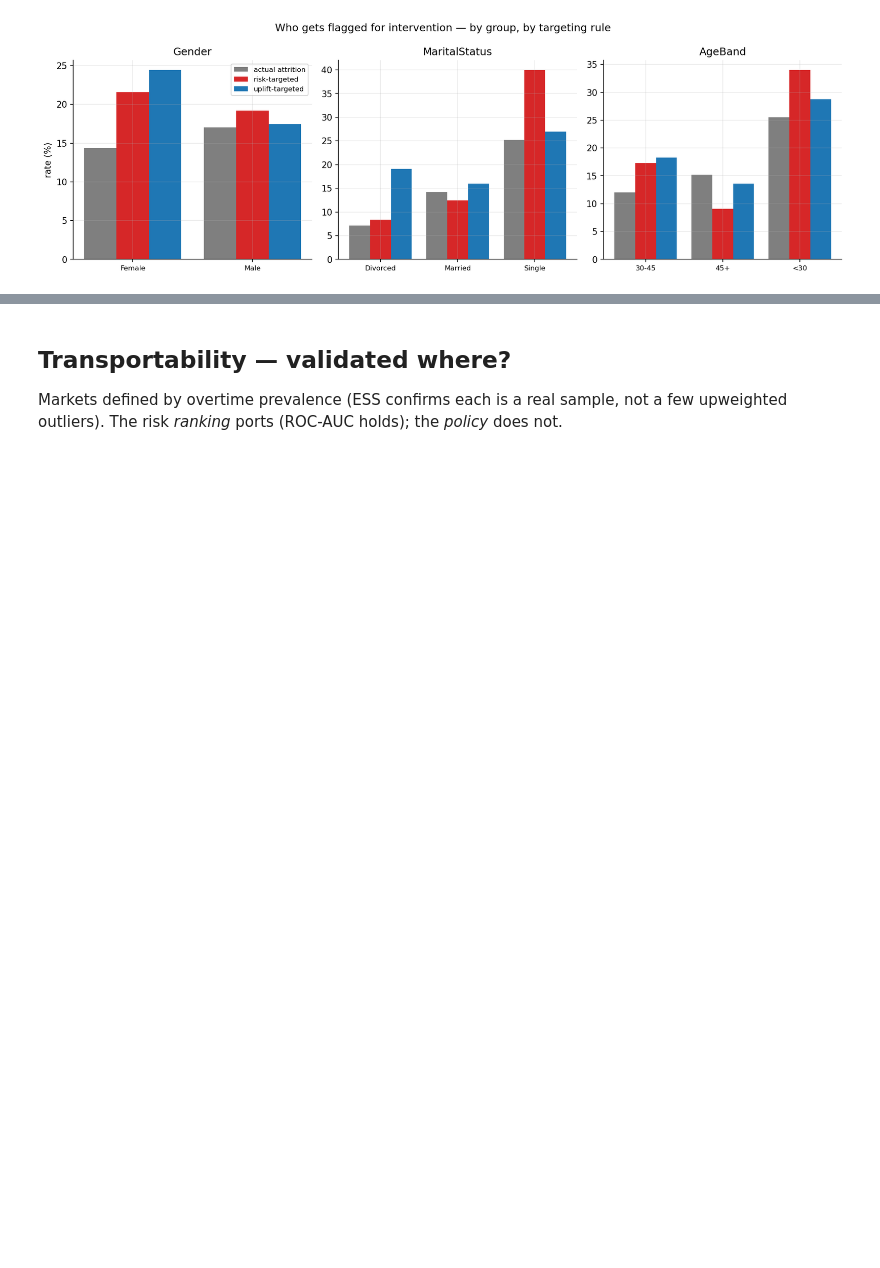
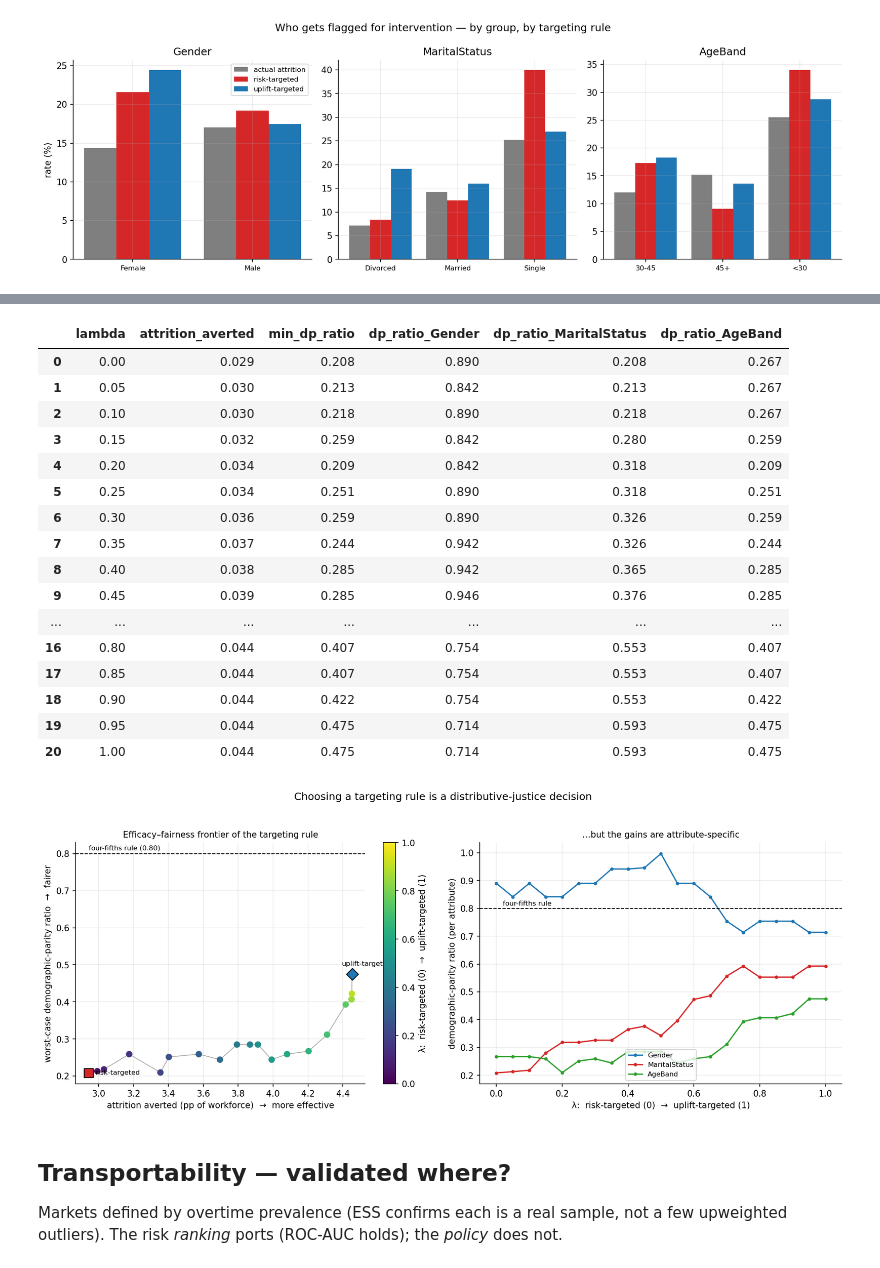
Before and after one commit to JimmyKJi/hr-attrition-analytics, a Jupyter notebook: notebooks/04_ethics.ipynb, the cells around one changed output, grey strips where cells are left out. Cells and saved outputs as stored; diff of their text form; code cells hidden in the pictures; blank space fills up the shorter version.

```diff
--- a/notebooks/04_ethics.ipynb
+++ b/notebooks/04_ethics.ipynb
@@ -42,3 +46,25 @@ Image('figures/fairness_selection_rates.png')
+# %%
+display(pd.read_csv('figures/fairness_frontier.csv').round(3))
+Image('figures/fairness_frontier.png')
+# %% [output]
+|  | lambda | attrition_averted | min_dp_ratio | dp_ratio_Gender | dp_ratio_MaritalStatus | dp_ratio_AgeBand |
+| 0 | 0.00 | 0.029 | 0.208 | 0.890 | 0.208 | 0.267 |
+| 1 | 0.05 | 0.030 | 0.213 | 0.842 | 0.213 | 0.267 |
+| 2 | 0.10 | 0.030 | 0.218 | 0.890 | 0.218 | 0.267 |
+| 3 | 0.15 | 0.032 | 0.259 | 0.842 | 0.280 | 0.259 |
+| 4 | 0.20 | 0.034 | 0.209 | 0.842 | 0.318 | 0.209 |
+| 5 | 0.25 | 0.034 | 0.251 | 0.890 | 0.318 | 0.251 |
+| 6 | 0.30 | 0.036 | 0.259 | 0.890 | 0.326 | 0.259 |
+| 7 | 0.35 | 0.037 | 0.244 | 0.942 | 0.326 | 0.244 |
+| 8 | 0.40 | 0.038 | 0.285 | 0.942 | 0.365 | 0.285 |
+| 9 | 0.45 | 0.039 | 0.285 | 0.946 | 0.376 | 0.285 |
+| ... | ... | ... | ... | ... | ... | ... |
+| 16 | 0.80 | 0.044 | 0.407 | 0.754 | 0.553 | 0.407 |
+| 17 | 0.85 | 0.044 | 0.407 | 0.754 | 0.553 | 0.407 |
+| 18 | 0.90 | 0.044 | 0.422 | 0.754 | 0.553 | 0.422 |
+| 19 | 0.95 | 0.044 | 0.475 | 0.714 | 0.593 | 0.475 |
+| 20 | 1.00 | 0.044 | 0.475 | 0.714 | 0.593 | 0.475 |
+[figure, added]
 # %% [markdown]
 ## Transportability — validated where?
 
```
Also changed, not shown: parts of 1 cell of this notebook, 9 other files.
